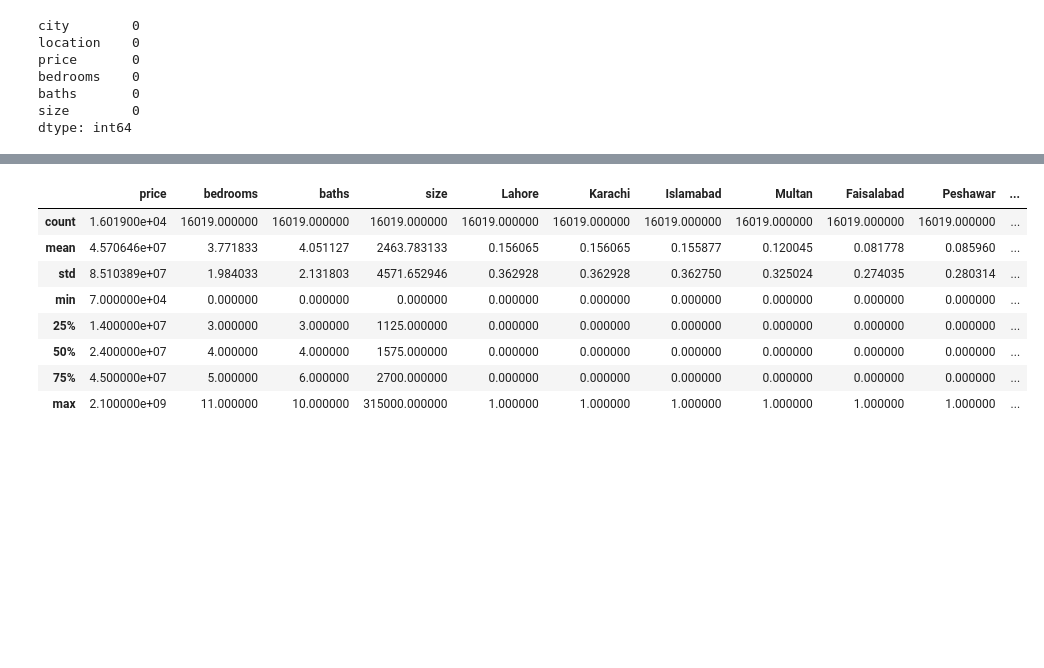
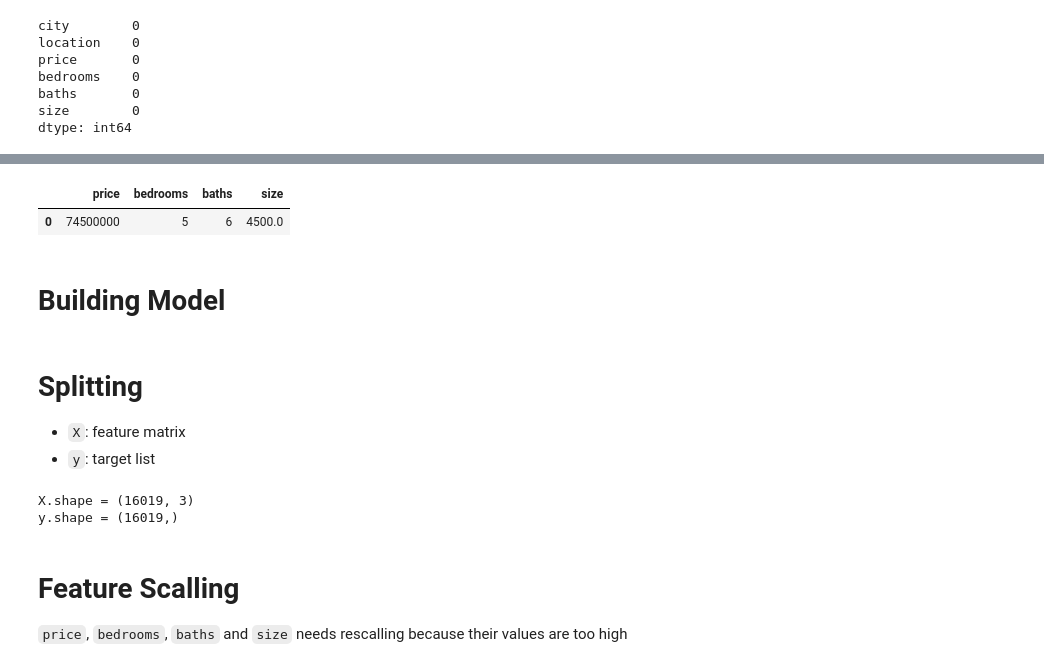
Before and after one commit to IIvexII/Machine-Learning-Projects, a Jupyter notebook: Regression/house_price_MLR.ipynb, the cells around one changed output, grey strips where cells are left out. Cells and saved outputs as stored; diff of their text form; code cells hidden in the pictures; blank space fills up the shorter version.

Commit message:
feat: complete the model

```diff
--- a/Regression/house_price_MLR.ipynb
+++ b/Regression/house_price_MLR.ipynb
@@ -26,13 +33,3 @@ bedrooms    0
 baths       0
 size        0
 dtype: int64
-# %%
-# make lahore column as integer
-# cities to keep
-cities = data_set["city"].unique()
-
-for city in cities:
-    data_set[city] = 0
-    data_set.loc[data_set["city"] == city, city] = 1
-
-data_set
@@ -59,14 +46,9 @@ data_set.groupby("city").size().plot(kind="bar", figsize=(3,2))
 # %%
 data_set = data_set.drop(["city", "location"], axis = 1)
 
-data_set.describe()
+data_set.head(1)
 # %% [output]
-|  | price | bedrooms | baths | size | Lahore | Karachi | Islamabad | Multan | Faisalabad | Peshawar | ... |
-| count | 1.601900e+04 | 16019.000000 | 16019.000000 | 16019.000000 | 16019.000000 | 16019.000000 | 16019.000000 | 16019.000000 | 16019.000000 | 16019.000000 | ... |
-| mean | 4.570646e+07 | 3.771833 | 4.051127 | 2463.783133 | 0.156065 | 0.156065 | 0.155877 | 0.120045 | 0.081778 | 0.085960 | ... |
-| std | 8.510389e+07 | 1.984033 | 2.131803 | 4571.652946 | 0.362928 | 0.362928 | 0.362750 | 0.325024 | 0.274035 | 0.280314 | ... |
-| min | 7.000000e+04 | 0.000000 | 0.000000 | 0.000000 | 0.000000 | 0.000000 | 0.000000 | 0.000000 | 0.000000 | 0.000000 | ... |
-| 25% | 1.400000e+07 | 3.000000 | 3.000000 | 1125.000000 | 0.000000 | 0.000000 | 0.000000 | 0.000000 | 0.000000 | 0.000000 | ... |
-| 50% | 2.400000e+07 | 4.000000 | 4.000000 | 1575.000000 | 0.000000 | 0.000000 | 0.000000 | 0.000000 | 0.000000 | 0.000000 | ... |
-| 75% | 4.500000e+07 | 5.000000 | 6.000000 | 2700.000000 | 0.000000 | 0.000000 | 0.000000 | 0.000000 | 0.000000 | 0.000000 | ... |
-| max | 2.100000e+09 | 11.000000 | 10.000000 | 315000.000000 | 1.000000 | 1.000000 | 1.000000 | 1.000000 | 1.000000 | 1.000000 | ... |
+|  | price | bedrooms | baths | size |
+| 0 | 74500000 | 5 | 6 | 4500.0 |
+# %% [markdown]
+# Building Model
@@ -72,0 +65,19 @@ data_set.describe()
+# %% [markdown]
+# Splitting
+
+- `X`: feature matrix
+- `y`: target list
+# %%
+y = data_set["price"]
+X = data_set.drop(["price"], axis=1)
+
+
+print("X.shape =", X.shape)
+print("y.shape =", y.shape)
+# %% [output]
+X.shape = (16019, 3)
+y.shape = (16019,)
+# %% [markdown]
+# Feature Scalling
+
+`price`, `bedrooms`, `baths` and `size` needs rescalling because their values are too high
```
Also changed, not shown: parts of 21 cells of this notebook.
